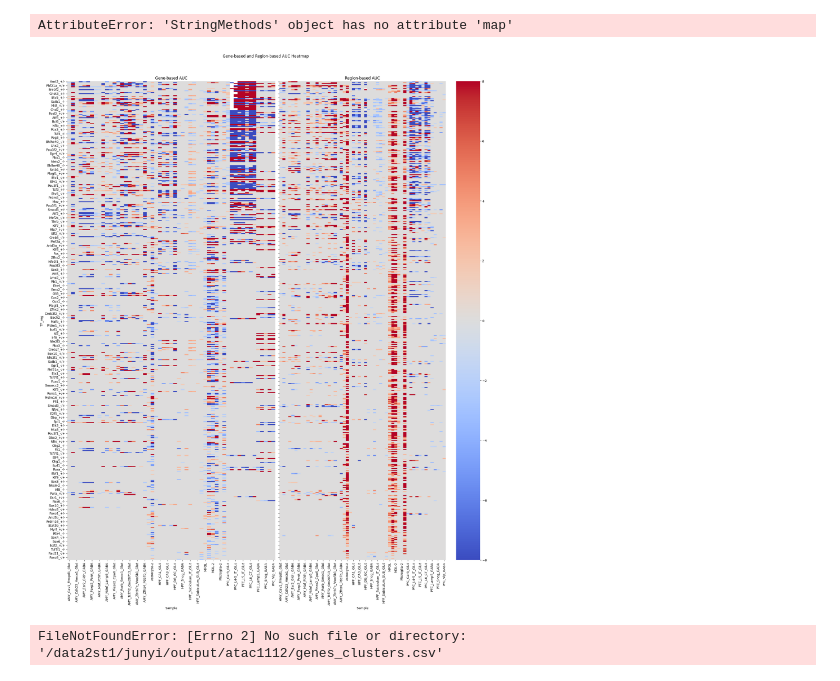
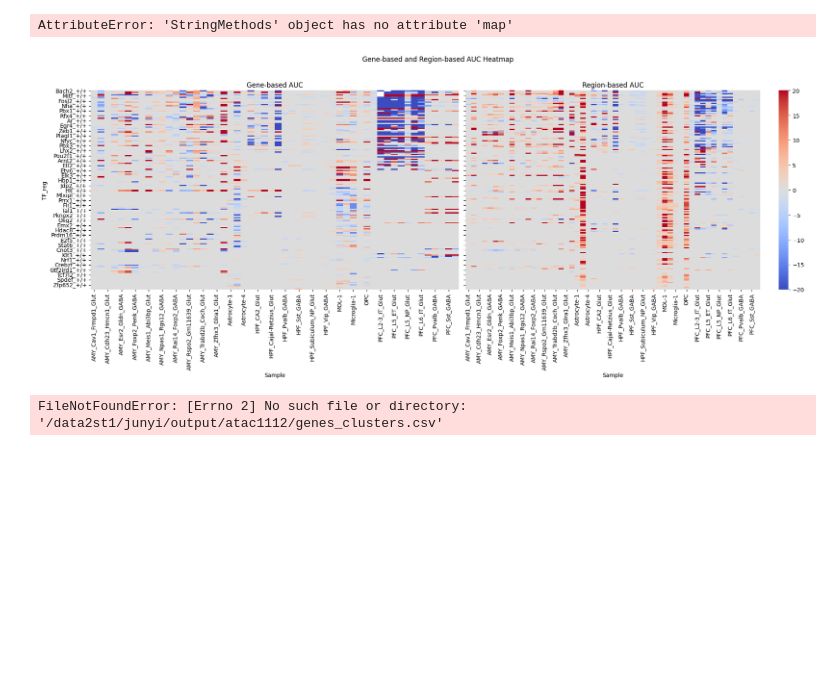
Before and after one commit to juychen/scmmd, a Jupyter notebook: 16scenicAUC.ipynb, the cells around one changed output. Cells and saved outputs as stored; diff of their text form; code cells hidden in the pictures; blank space fills up the shorter version.

Commit message:
edit the new gene mapping bench

```diff
--- a/16scenicAUC.ipynb
+++ b/16scenicAUC.ipynb
@@ -346,36 +346,39 @@ df_gene_all['nlog10_p_val_adj'] = df_gene_all['nlog10_p_val_adj'] * df_gene_all[
 AttributeError: 'StringMethods' object has no attribute 'map'
 # %%
 df_gene_all.to_csv('/data2st1/junyi/output/atac1112/scenic/scplus_gene_based_AUC_all.csv')
+# %%
+df_gene_pos= df_gene_all[df_gene_all['TF_reg'].str.contains("+/+", regex=False)]
+df_region_pos= df_region_all[df_region_all['TF_reg'].str.contains("+/+", regex=False)]
 # %%
-df_reshape_gene = df_gene_all.pivot_table(index='TF_reg', columns='sample', values='nlog10_p_val_adj', fill_value=0)
+df_reshape_gene = df_gene_pos.pivot_table(index='TF_reg', columns='sample', values='nlog10_p_val_adj', fill_value=0)
 # %%
-df_reshape_region = df_region_all.pivot_table(index='TF_reg', columns='sample', values='nlog10_p_val_adj', fill_value=0)
+df_reshape_region = df_region_pos.pivot_table(index='TF_reg', columns='sample', values='nlog10_p_val_adj', fill_value=0)
 # %%
 shared_index = df_reshape_gene.index.intersection(df_reshape_region.index)
 shared_columns = df_reshape_gene.columns.intersection(df_reshape_region.columns)
 
 gene_plot = df_reshape_gene.loc[shared_index, shared_columns].copy()
 region_plot = df_reshape_region.loc[shared_index, shared_columns].copy()
 
 row_order = (gene_plot.abs().max(axis=1) + region_plot.abs().max(axis=1)).sort_values(ascending=False).index
 ordered_cols = sorted(shared_columns, key=lambda name: (name.split('_')[0], name))
 
 gene_plot = gene_plot.loc[row_order, ordered_cols]
 region_plot = region_plot.loc[row_order, ordered_cols]
 
 fig, axes = plt.subplots(1, 2, figsize=(20, max(4, len(row_order) * 0.05)), sharey=True)
-sns.heatmap(gene_plot, cmap='coolwarm', center=0, vmin=-8, vmax=8, ax=axes[0], cbar=False)
-sns.heatmap(region_plot, cmap='coolwarm', center=0, vmin=-8, vmax=8, ax=axes[1], cbar=True)
+sns.heatmap(gene_plot, cmap='coolwarm', center=0, vmin=-20, vmax=20, ax=axes[0], cbar=False)
+sns.heatmap(region_plot, cmap='coolwarm', center=0, vmin=-20, vmax=20, ax=axes[1], cbar=True)
 axes[0].set_title('Gene-based AUC')
 axes[1].set_title('Region-based AUC')
 axes[0].set_xlabel('Sample')
 axes[1].set_xlabel('Sample')
 axes[0].set_ylabel('TF_reg')
 axes[1].set_ylabel('')
 plt.suptitle('Gene-based and Region-based AUC Heatmap', y=1.02)
 plt.tight_layout()
 # %% [output]
-[figure, old version]
+[figure, new version]
 # %%
 # df_tfimportant = pd.read_csv('/data2st1/junyi/output/atac1112/genes_clusters.csv', index_col=0)
 # %% [output]
```
Also changed, not shown: 5 other files.
